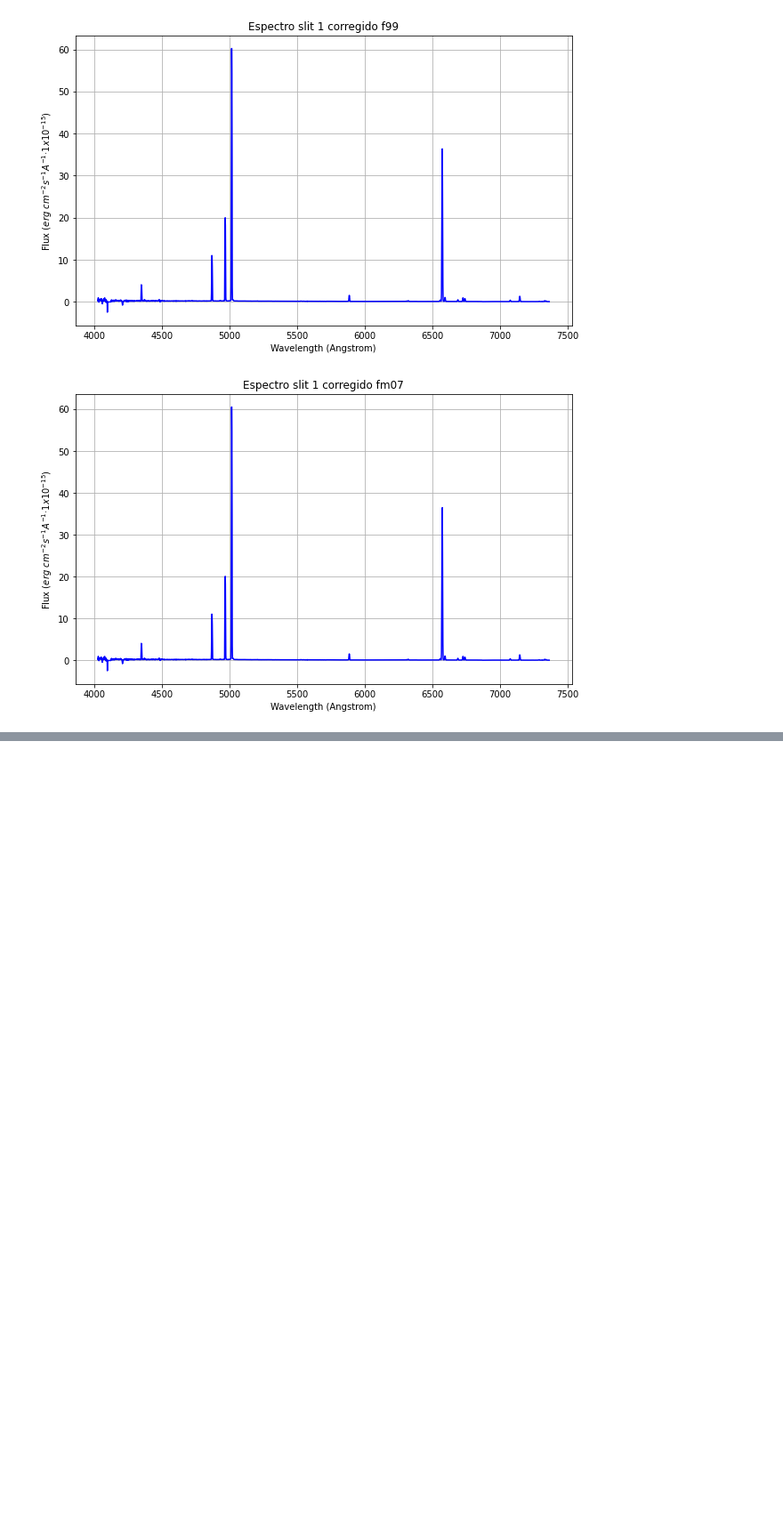
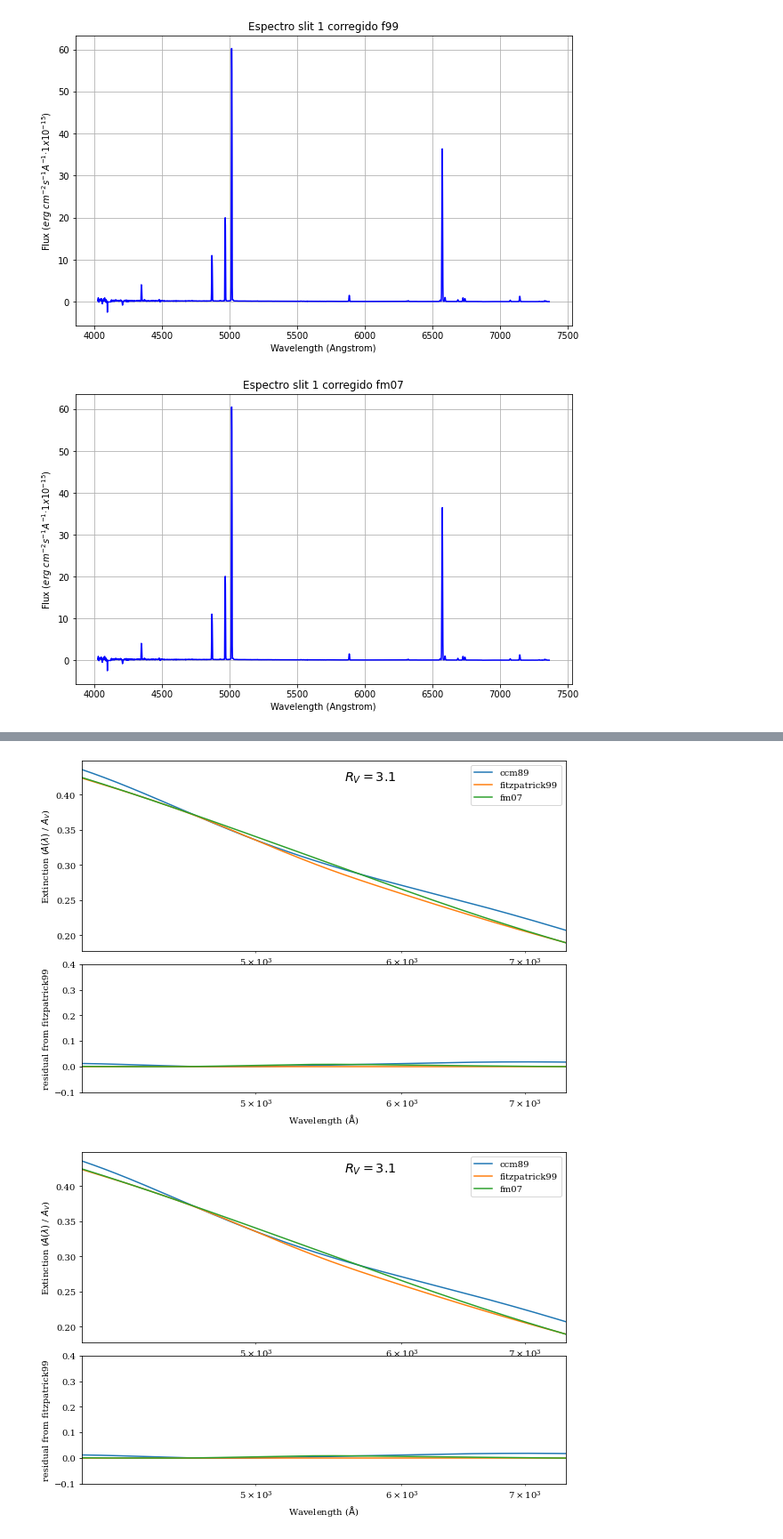
Before and after one commit to blnblnbln/TESIS, a Jupyter notebook: codes/ascii.ipynb, the cells around one changed output, grey strips where cells are left out. Shown at 89% size. Drawn from its saved outputs; the diff is of its cells as text; code cells hidden in the pictures; blank space fills up the shorter version.

```diff
--- a/codes/ascii.ipynb
+++ b/codes/ascii.ipynb
@@ -219,13 +156,12 @@ plt.show()
 # %% [output]
 [figure]
 # %%
-
 from extinction_plot import extinction_figure
 
-
+%matplotlib inline
 a_lambda = {'ccm89': extinction.ccm89(wave, 0.299, 3.1),
-            'odonnell94': extinction.odonnell94(wave, 0.299, 3.1),
+            #'odonnell94': extinction.odonnell94(wave, 0.299, 3.1),
             'fitzpatrick99': extinction.fitzpatrick99(wave, 0.299, 3.1),
             'fm07': extinction.fm07(wave, 0.299)}
-extinction_figure(wave, a_lambda, 'odonnell94')
+extinction_figure(wave, a_lambda, 'fitzpatrick99')
 # %% [output]
@@ -235,0 +168,2 @@ extinction_figure(wave, a_lambda, 'odonnell94')
+[figure, added]
+[figure, added]
```
Also changed, not shown: parts of 25 cells of this notebook, 2 other files.
